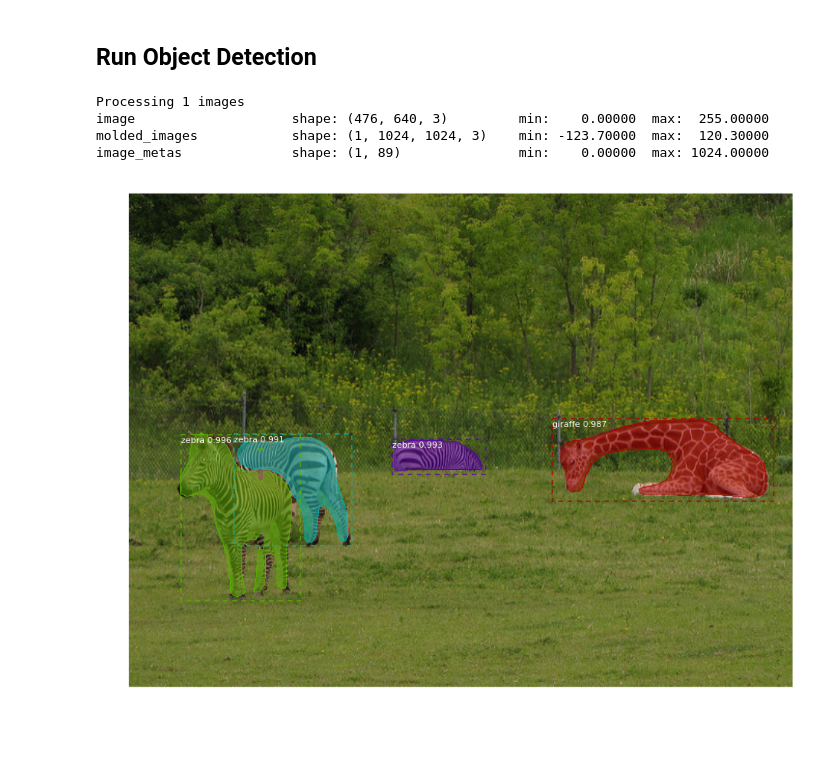
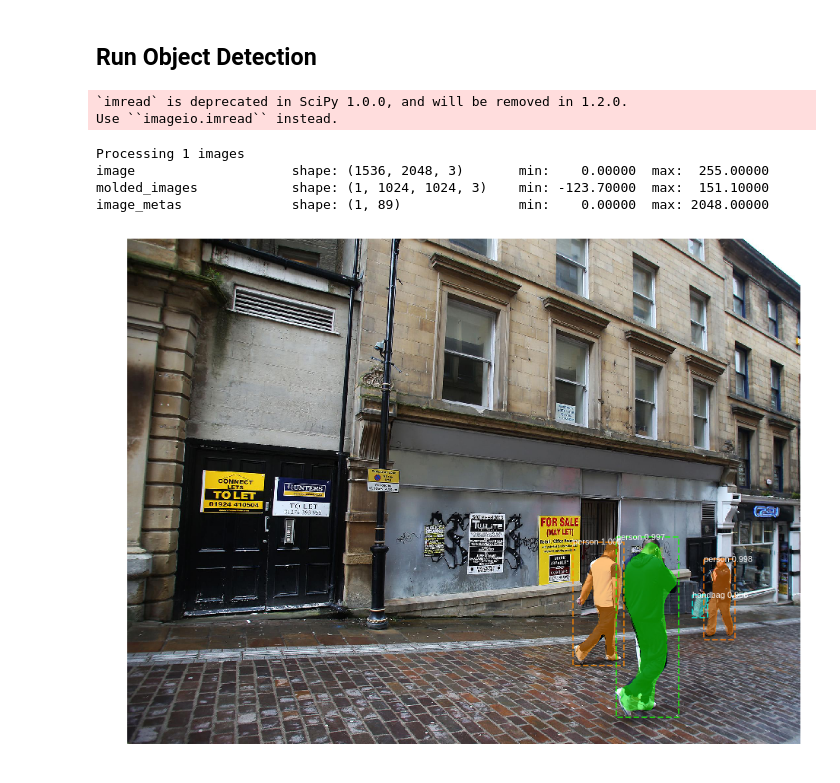
Before and after one commit to abhinavdimri/Mask_RCNN, a Jupyter notebook: demo.ipynb, the cells around one changed output. Cells and saved outputs as stored; diff of their text form; code cells hidden in the pictures; blank space fills up the shorter version.

```diff
--- a/demo.ipynb
+++ b/demo.ipynb
@@ -133,20 +194,28 @@ class_names = ['BG', 'person', 'bicycle', 'car', 'motorcycle', 'airplane',
 # %% [markdown]
 ## Run Object Detection
 # %%
+from urllib.request import urlopen
 # Load a random image from the images folder
-file_names = next(os.walk(IMAGE_DIR))[2]
-image = scipy.misc.imread(os.path.join(IMAGE_DIR, random.choice(file_names)))
+#file_names = next(os.walk(IMAGE_DIR))[2]
+#image = scipy.misc.imread(os.path.join(IMAGE_DIR, random.choice(file_names)))
+
+url = 'https://static.independent.co.uk/s3fs-public/thumbnails/image/2018/08/21/19/high-street-closures.jpg'
+with urlopen(url) as file:
+    img = scipy.misc.imread(file, mode='RGB')
+image = img
 
 # Run detection
 results = model.detect([image], verbose=1)
 
 # Visualize results
 r = results[0]
 visualize.display_instances(image, r['rois'], r['masks'], r['class_ids'],
                             class_names, r['scores'])
 # %% [output]
-Processing 1 images
-image                    shape: (476, 640, 3)         min:    0.00000  max:  255.00000
-molded_images            shape: (1, 1024, 1024, 3)    min: -123.70000  max:  120.30000
-image_metas              shape: (1, 89)               min:    0.00000  max: 1024.00000
+`imread` is deprecated in SciPy 1.0.0, and will be removed in 1.2.0.
+Use ``imageio.imread`` instead.
+Processing 1 images
+image                    shape: (1536, 2048, 3)       min:    0.00000  max:  255.00000
+molded_images            shape: (1, 1024, 1024, 3)    min: -123.70000  max:  151.10000
+image_metas              shape: (1, 89)               min:    0.00000  max: 2048.00000
-[figure, old version]
+[figure, new version]
```
Also changed, not shown: parts of 7 cells of this notebook.
